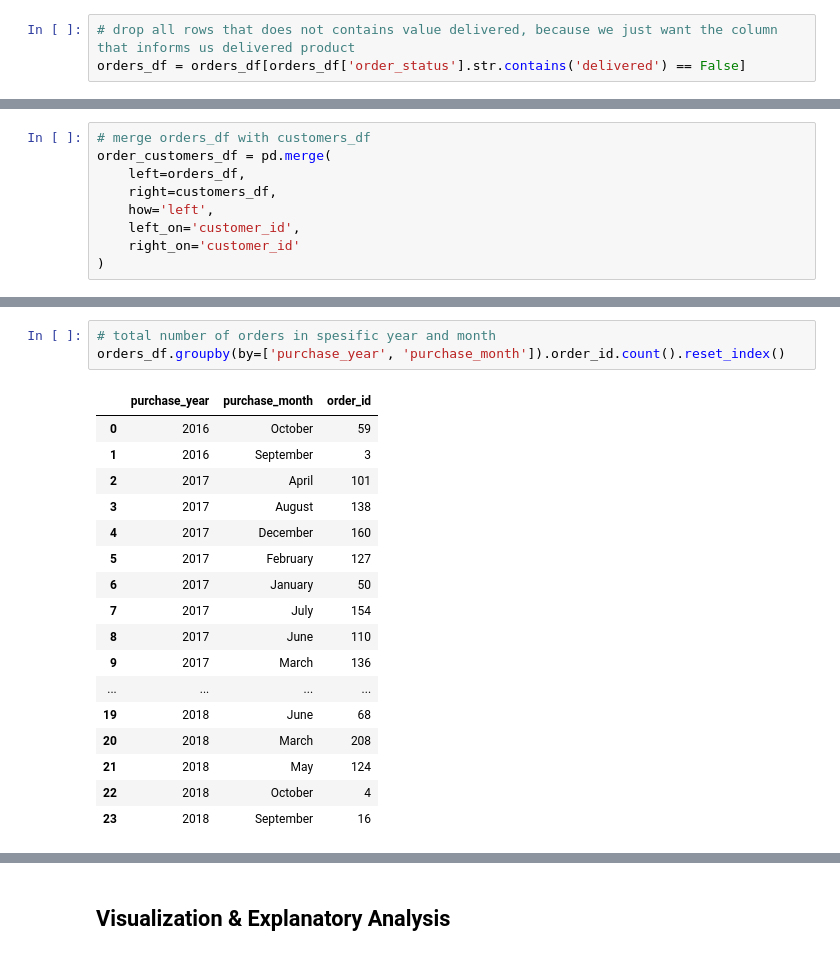
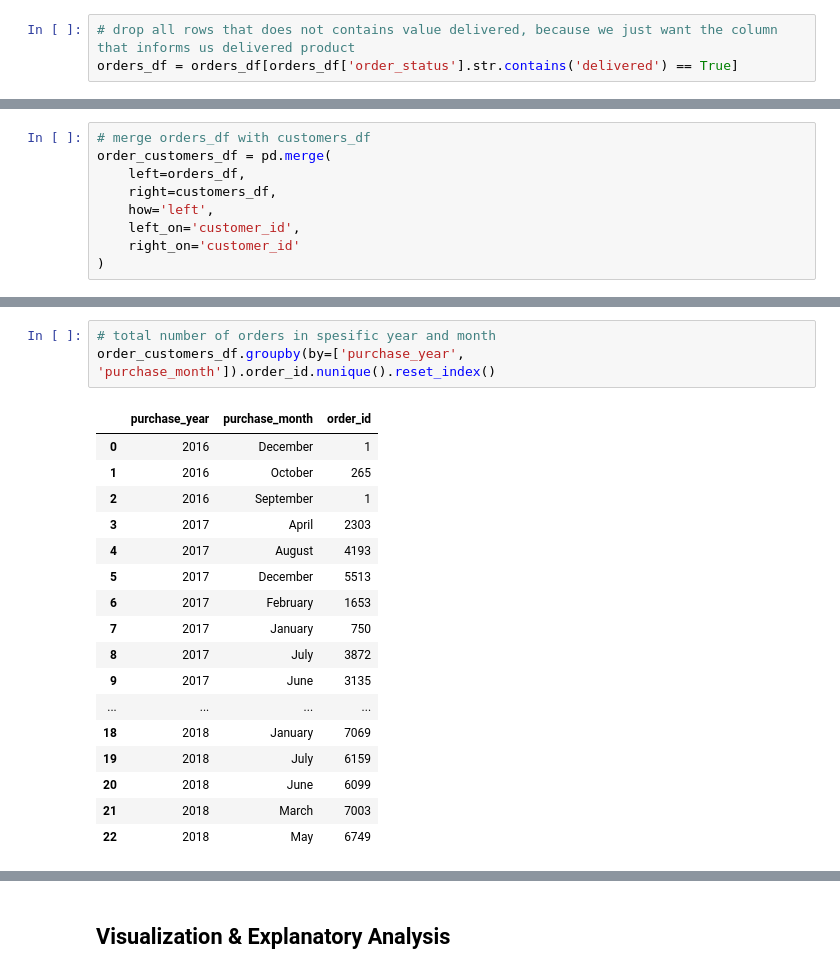
Before and after one commit to sayid-alt/olist-store-analysis-project, a Jupyter notebook: Brazilian_E_Commerce_Public_Dataset_by_Olist.ipynb, the cells around one changed output, grey strips where cells are left out. Cells and saved outputs as stored; diff of their text form.

```diff
--- a/Brazilian_E_Commerce_Public_Dataset_by_Olist.ipynb
+++ b/Brazilian_E_Commerce_Public_Dataset_by_Olist.ipynb
@@ -466,7 +466,7 @@ approved           2
 Name: order_status, dtype: int64
 # %%
 # drop all rows that does not contains value delivered, because we just want the column that informs us delivered product
-orders_df = orders_df[orders_df['order_status'].str.contains('delivered') == False]
+orders_df = orders_df[orders_df['order_status'].str.contains('delivered') == True]
 # %%
 orders_df['order_status'].value_counts() # now it's left column that contains delivered status, it reduces the number of missing values
 # %% [output]
@@ -882,21 +866,21 @@ order_customers_df.head()
 # %%
 # total number of orders in spesific year and month
-orders_df.groupby(by=['purchase_year', 'purchase_month']).order_id.count().reset_index()
+order_customers_df.groupby(by=['purchase_year', 'purchase_month']).order_id.nunique().reset_index()
 # %% [output]
 |  | purchase_year | purchase_month | order_id |
-| 0 | 2016 | October | 59 |
-| 1 | 2016 | September | 3 |
-| 2 | 2017 | April | 101 |
-| 3 | 2017 | August | 138 |
-| 4 | 2017 | December | 160 |
-| 5 | 2017 | February | 127 |
-| 6 | 2017 | January | 50 |
-| 7 | 2017 | July | 154 |
-| 8 | 2017 | June | 110 |
-| 9 | 2017 | March | 136 |
+| 0 | 2016 | December | 1 |
+| 1 | 2016 | October | 265 |
+| 2 | 2016 | September | 1 |
+| 3 | 2017 | April | 2303 |
+| 4 | 2017 | August | 4193 |
+| 5 | 2017 | December | 5513 |
+| 6 | 2017 | February | 1653 |
+| 7 | 2017 | January | 750 |
+| 8 | 2017 | July | 3872 |
+| 9 | 2017 | June | 3135 |
 | ... | ... | ... | ... |
-| 19 | 2018 | June | 68 |
-| 20 | 2018 | March | 208 |
-| 21 | 2018 | May | 124 |
-| 22 | 2018 | October | 4 |
-| 23 | 2018 | September | 16 |
+| 18 | 2018 | January | 7069 |
+| 19 | 2018 | July | 6159 |
+| 20 | 2018 | June | 6099 |
+| 21 | 2018 | March | 7003 |
+| 22 | 2018 | May | 6749 |
```
Also changed, not shown: parts of 24 cells of this notebook.
